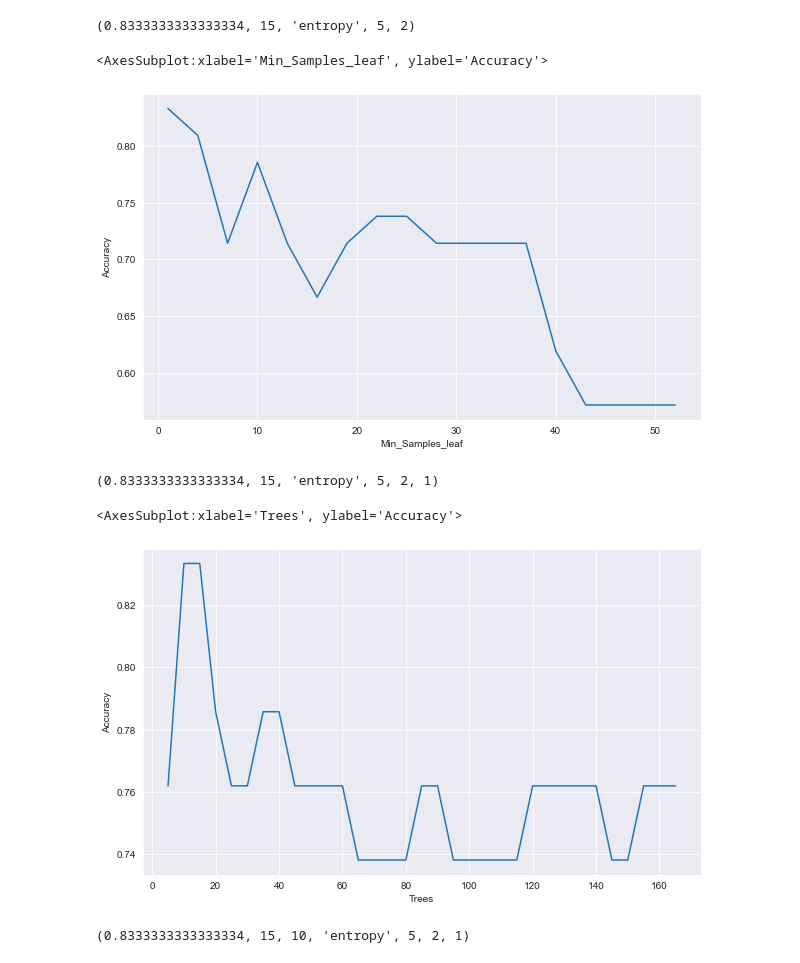
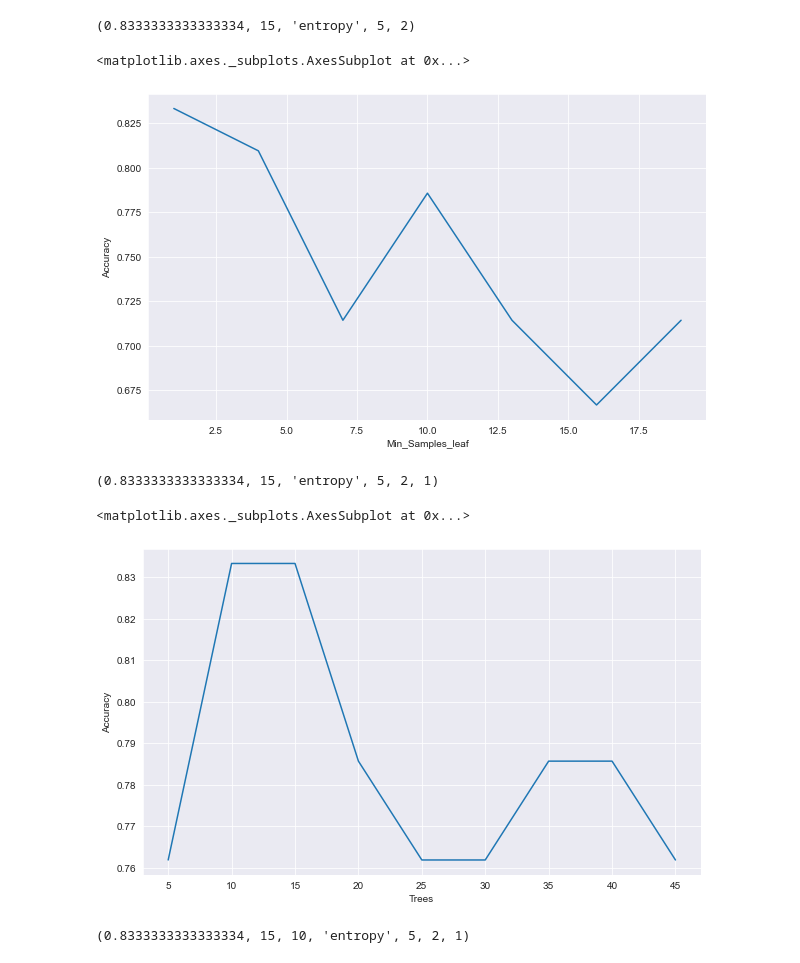
Before and after one commit to andapka/Rolling-Scopes-course, a Jupyter notebook: 6_Trees/trees_shchahlou.ipynb, the cells around one changed output. Cells and saved outputs as stored; diff of their text form; code cells hidden in the pictures.

```diff
--- a/6_Trees/trees_shchahlou.ipynb
+++ b/6_Trees/trees_shchahlou.ipynb
@@ -466,7 +466,7 @@ from sklearn.metrics import mean_squared_error
 import seaborn as sns
 sns.set_style('darkgrid')
 # %%
-tree_numbers = [*range(5, 170, 5)]
+tree_numbers = [*range(5, 100, 10)]
 # %%
 accuracy_results = []
 for tree_number in tree_numbers:
@@ -512,7 +512,7 @@ np.max(accuracy_results), best_number, best_criterion
 # %% [output]
 (0.8333333333333334, 15, 'entropy')
 # %%
-depth = [*range(1, 16)]
+depth = [*range(1, 10)]
 accuracy_results = []
 # %%
 clf = RandomForestClassifier(n_estimators=best_number, criterion=best_criterion, random_state=42)
@@ -533,7 +533,7 @@ np.max(accuracy_results), best_number, best_criterion, best_depth
 # %% [output]
 (0.8333333333333334, 15, 'entropy', 5)
 # %%
-samples_split = [*range(2, 55, 5)]
+samples_split = [*range(2, 30, 5)]
 accuracy_results = []
 clf = RandomForestClassifier(n_estimators=best_number,
                              criterion=best_criterion,
@@ -556,7 +556,7 @@ np.max(accuracy_results), best_number, best_criterion, best_depth, best_min_samp
 # %% [output]
 (0.8333333333333334, 15, 'entropy', 5, 2)
 # %%
-samples_leaf = [*range(1, 55, 3)]
+samples_leaf = [*range(1, 20, 3)]
 accuracy_results = []
 clf = RandomForestClassifier(n_estimators=best_number,
                              criterion=best_criterion,
@@ -572,32 +572,32 @@ plt.figure(figsize=(10,6))
 accuracy_df = pd.DataFrame({'Min_Samples_leaf': samples_leaf, 'Accuracy': accuracy_results})
 sns.lineplot(data=accuracy_df, x="Min_Samples_leaf", y="Accuracy")
 # %% [output]
-<AxesSubplot:xlabel='Min_Samples_leaf', ylabel='Accuracy'>
+<matplotlib.axes._subplots.AxesSubplot at 0x...>
-[figure, old version]
+[figure, new version]
 # %%
 best_min_samples_leaf = samples_leaf[np.argmax(accuracy_results)]
 np.max(accuracy_results), best_number, best_criterion, best_depth, best_min_samples_split,  best_min_samples_leaf
 # %% [output]
 (0.8333333333333334, 15, 'entropy', 5, 2, 1)
 # %%
-tree_numbers = [*range(5, 170, 5)]
+tree_numbers = [*range(5, 50, 5)]
 accuracy_results = []
 clf = RandomForestClassifier(criterion=best_criterion,
                              max_depth = best_depth,
                              min_samples_split = best_min_samples_split,
                              min_samples_leaf = best_min_samples_leaf,
                              random_state=42)
 for element in tree_numbers:
     clf.set_params(n_estimators=element)
     clf.fit(X_train, y_train)
     y_pred = clf.predict(X_test)
     accuracy_results.append(accuracy_score(y_test, y_pred))
 plt.figure(figsize=(10,6))
 accuracy_df = pd.DataFrame({'Trees': tree_numbers, 'Accuracy': accuracy_results})
 sns.lineplot(data=accuracy_df, x="Trees", y="Accuracy")
 # %% [output]
-<AxesSubplot:xlabel='Trees', ylabel='Accuracy'>
+<matplotlib.axes._subplots.AxesSubplot at 0x...>
-[figure, old version]
+[figure, new version]
 # %%
 best_number_2 = tree_numbers[np.argmax(accuracy_results)]
 np.max(accuracy_results), best_number, best_number_2, best_criterion, best_depth, best_min_samples_split,  best_min_samples_leaf
```
Also changed, not shown: parts of 27 cells of this notebook.
